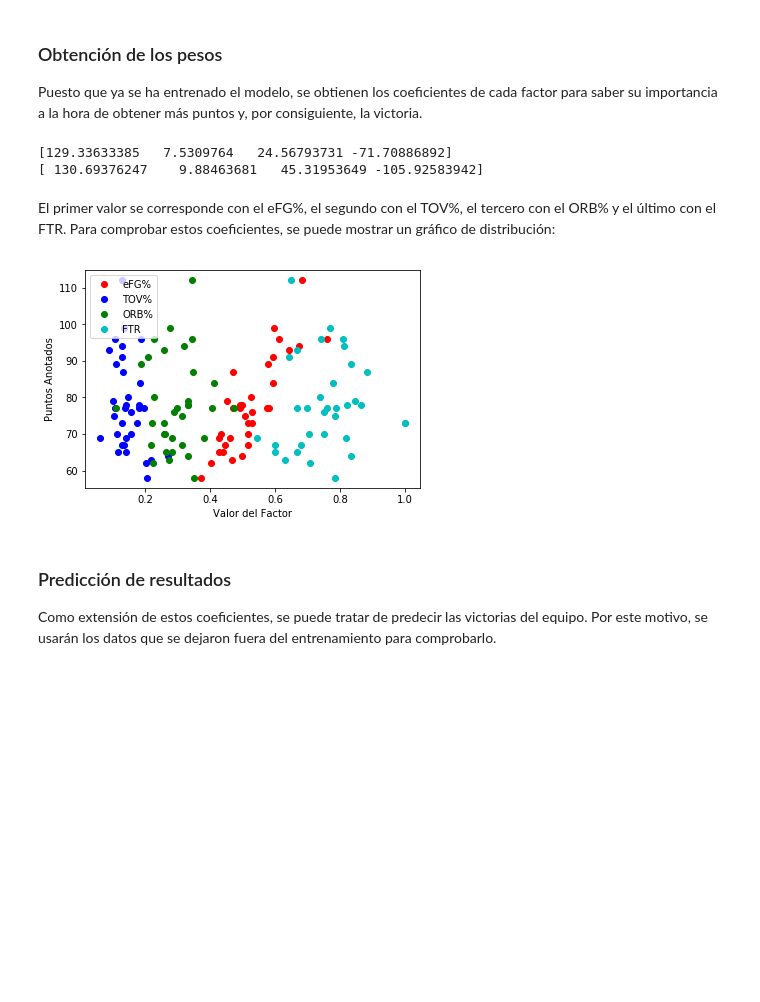
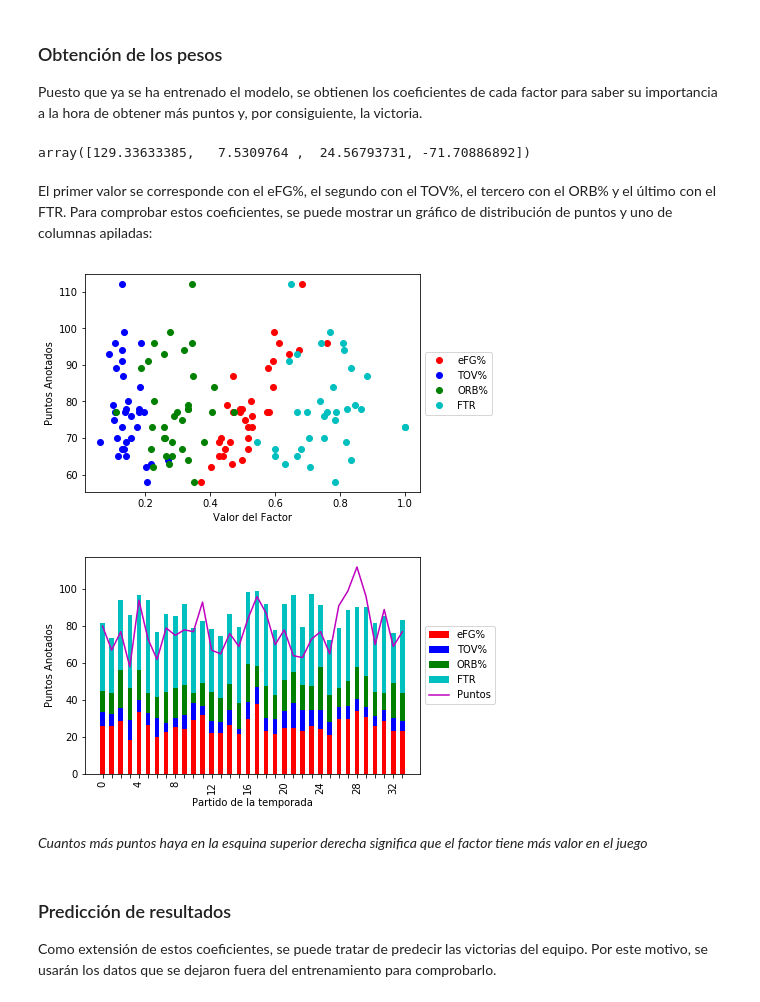
Before and after one commit to barreeeiroo/Monografia, a Jupyter notebook: fourFactors/Four Factors.ipynb, the cells around one changed output. Saved outputs shown, nothing was run; the diff lists cells and outputs as text; code cells hidden in the pictures; blank space fills up the shorter version.

```diff
--- a/fourFactors/Four Factors.ipynb
+++ b/fourFactors/Four Factors.ipynb
@@ -61,26 +67,70 @@ LinearRegression(copy_X=True, fit_intercept=True, n_jobs=None,
 ### Obtención de los pesos
 
 Puesto que ya se ha entrenado el modelo, se obtienen los coeficientes de cada factor para saber su importancia a la hora de obtener más puntos y, por consiguiente, la victoria.
-# %%
-print(estimate.coef_)
-print(estimate_opp.coef_)
-# %% [output]
-[129.33633385   7.5309764   24.56793731 -71.70886892]
-[ 130.69376247    9.88463681   45.31953649 -105.92583942]
+# %%
+estimate.coef_
+# %% [output]
+array([129.33633385,   7.5309764 ,  24.56793731, -71.70886892])
 # %% [markdown]
 El primer valor se corresponde con el eFG%, el segundo con el TOV%, el tercero con el ORB% y el último con el FTR.
-Para comprobar estos coeficientes, se puede mostrar un gráfico de distribución:
+Para comprobar estos coeficientes, se puede mostrar un gráfico de distribución de puntos y uno de columnas apiladas:
-# %%
-plt.plot(x['efg'], y, 'ro', label='eFG%')
-plt.plot(x['tov'], y, 'bo', label='TOV%')
-plt.plot(x['orb'], y, 'go', label='ORB%')
-plt.plot(x['ftr'], y, 'co', label='FTR')
-plt.xlabel('Valor del Factor')
-plt.ylabel('Puntos Anotados')
-plt.legend(loc='upper left')
-plt.show()
-# %% [output]
-[figure, removed]
+# %%
+# PRIMER GRÁFICO
+# Puntos en el gráfico
+plt.plot(x['efg'], y, 'ro', label='eFG%')
+plt.plot(x['tov'], y, 'bo', label='TOV%')
+plt.plot(x['orb'], y, 'go', label='ORB%')
+plt.plot(x['ftr'], y, 'co', label='FTR')
+# Información del gráfico
+plt.xlabel('Valor del Factor')
+plt.ylabel('Puntos Anotados')
+plt.legend(loc='center left', bbox_to_anchor=(1, 0.5))
+# Mostrar el gráfico
+plt.show()
+
+# SEGUNDO GRÁFICO
+# Elementos del gráfico
+header = ['eFG%','TOV%','ORB%','FTR', 'Score']
+# Se convierten los factores de float64 a listas (y se multiplica por 50 para que sean visibles con la línea)
+efg_values = []
+for i in x['efg']: efg_values.append(i*50)
+tov_values = []
+for i in x['tov']: tov_values.append(i*50)
+orb_values = []
+for i in x['orb']: orb_values.append(i*50)
+ftr_values = []
+for i in x['ftr']: ftr_values.append(i*50)
+dataset= [efg_values, tov_values, orb_values, ftr_values]
+# Se genera el eje X
+X_AXIS = []
+for i in range(0, len(efg_values)):
+    if i%4==0 or i==0 or i==(len(efg_values)):
+        X_AXIS.append(i)
+        continue
+    X_AXIS.append('')
+# Configuraciones del gráfico
+configs = dataset[0]
+N = len(configs)
+ind = np.arange(N)
+width = 0.5
+# Se ponen los elementos en el gráfico
+p1 = plt.bar(ind, dataset[0], width, color='r')
+p2 = plt.bar(ind, dataset[1], width, bottom=dataset[0], color='b')
+p3 = plt.bar(ind, dataset[2], width, bottom=np.array(dataset[0])+np.array(dataset[1]), color='g')
+p4 = plt.bar(ind, dataset[3], width, bottom=np.array(dataset[0])+np.array(dataset[1])+np.array(dataset[2]), color='c')
+line = plt.plot(y, color='m')
+# Se muestra la información
+plt.legend((p1[0], p2[0], p3[0], p4[0], line[0]), ('eFG%','TOV%','ORB%','FTR', 'Puntos'), loc='center left', bbox_to_anchor=(1, 0.5))
+plt.xticks(ind, X_AXIS, rotation=90)
+plt.xlabel('Partido de la temporada')
+plt.ylabel('Puntos Anotados')
+# Se muestra el gráfico
+plt.show()
+# %% [output]
+[figure, added]
+[figure, added]
+# %% [markdown]
+_Cuantos más puntos haya en la esquina superior derecha significa que el factor tiene más valor en el juego_
 # %% [markdown]
 ### Predicción de resultados
 Como extensión de estos coeficientes, se puede tratar de predecir las victorias del equipo. Por este motivo, se usarán los datos que se dejaron fuera del entrenamiento para comprobarlo.
```
Also changed, not shown: parts of 4 cells of this notebook, 1 other file.
